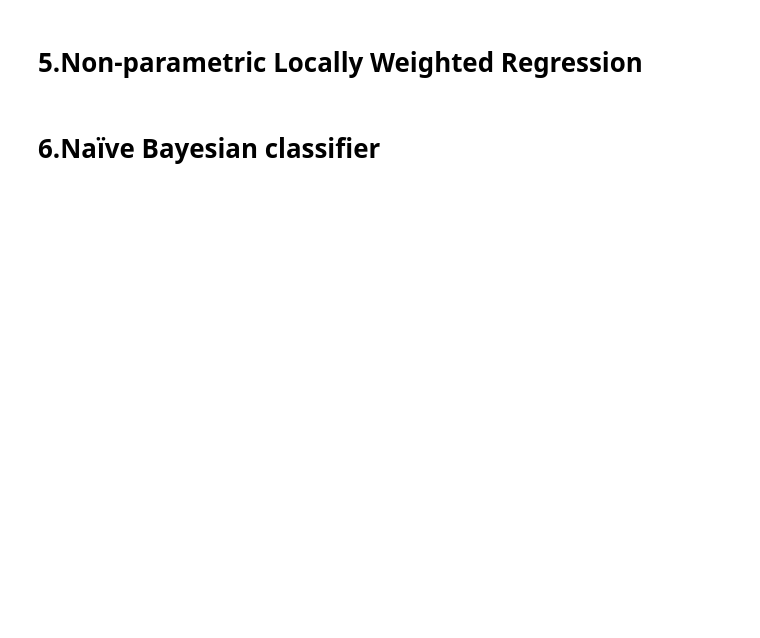
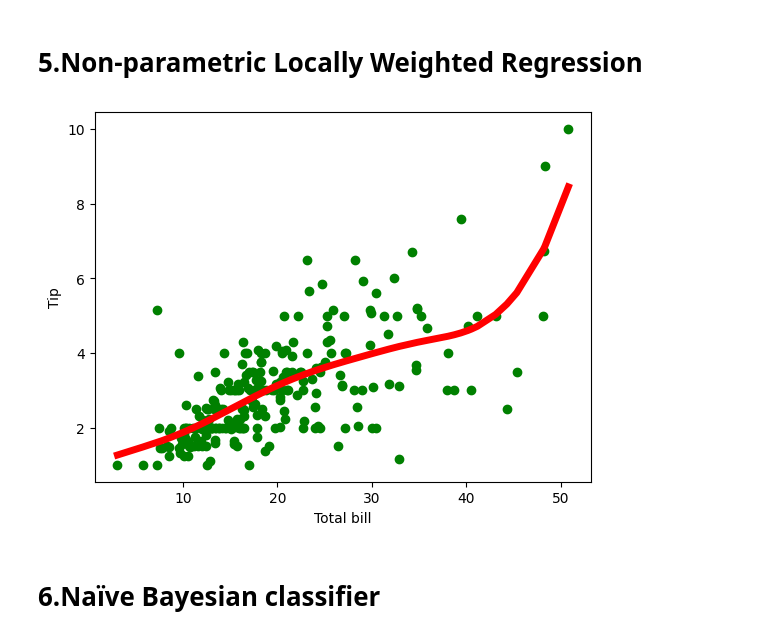
Before and after one commit to Shaunfurtado/5th-Sem-Lab, a Jupyter notebook: AI.ipynb, the cells around one changed output. Cells and saved outputs as stored; diff of their text form; code cells hidden in the pictures; blank space fills up the shorter version.

```diff
--- a/AI.ipynb
+++ b/AI.ipynb
@@ -317,46 +359,47 @@ def kernel(point, xmat, k):
     m, n = np.shape(xmat)
     weights = np.mat(np.eye((m)))
     for j in range(m):
-        diff = point - X[j]
+        diff = point - xmat[j]
         weights[j,j] = np.exp(diff*diff.T/(-2.0*k**2))
     return weights
 
-
 def localWeight(point, xmat, ymat, k):
     wei = kernel(point, xmat, k)
-    W = (X.T*(wei*X)).I*(X.T*(wei*ymat.T))
+    W = (xmat.T*(wei*xmat)).I*(xmat.T*(wei*ymat.T))
     return W
 
 def localWeightRegression(xmat, ymat, k):
     m, n = np.shape(xmat)
     ypred = np.zeros(m)
     for i in range(m):
         ypred[i] = xmat[i] * localWeight(xmat[i], xmat,ymat, k)
     return ypred
 
-def graphPlot(X, ypred):
+def graphPlot(X, ypred,bill,tip):
     sortindex = X[:,1].argsort(0)
     xsort = X[sortindex][:,0]
     fig = plt.figure()
     ax = fig.add_subplot(1,1,1)
     ax.scatter(bill, tip, color='green')
     ax.plot(xsort[:,1], ypred[sortindex], color = 'red', linewidth = 5)
     plt.xlabel('Total bill')
     plt.ylabel('Tip')
     plt.show()
 
 data = pd.read_csv('data9.csv')
 bill = np.array(data.total_bill)
 tip = np.array(data.tip)
 
 mbill = np.mat(bill)
 mtip = np.mat(tip)
 m = np.shape(mbill)[1]
 one = np.mat(np.ones(m))
 X = np.hstack((one.T, mbill.T))
 
 ypred = localWeightRegression(X, mtip, 5)
-graphPlot(X, ypred)
+graphPlot(X, ypred, bill,tip)
+# %% [output]
+[figure, added]
 # %% [markdown]
 # 6.Naïve Bayesian classifier
 # %%
```
Also changed, not shown: parts of 8 cells of this notebook, 2 other files.
